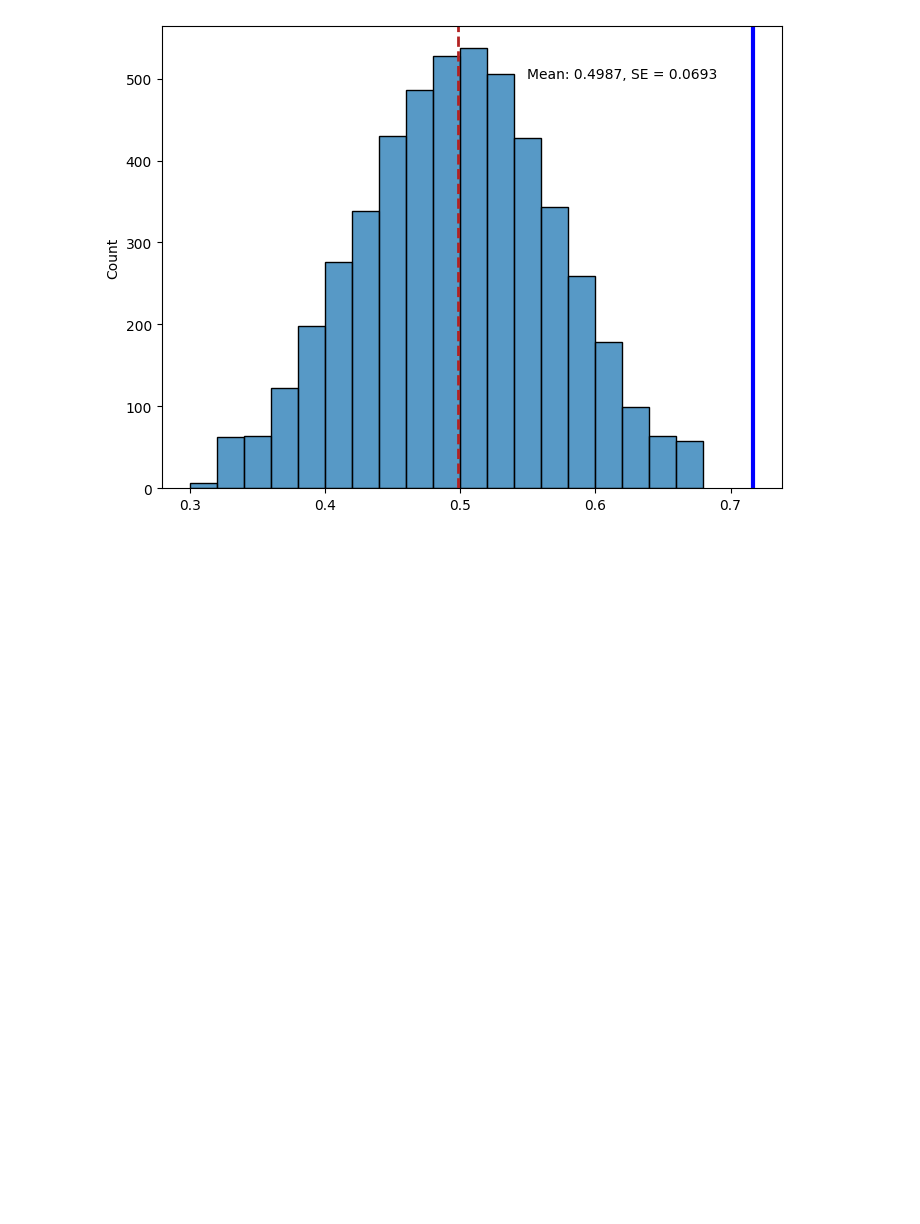
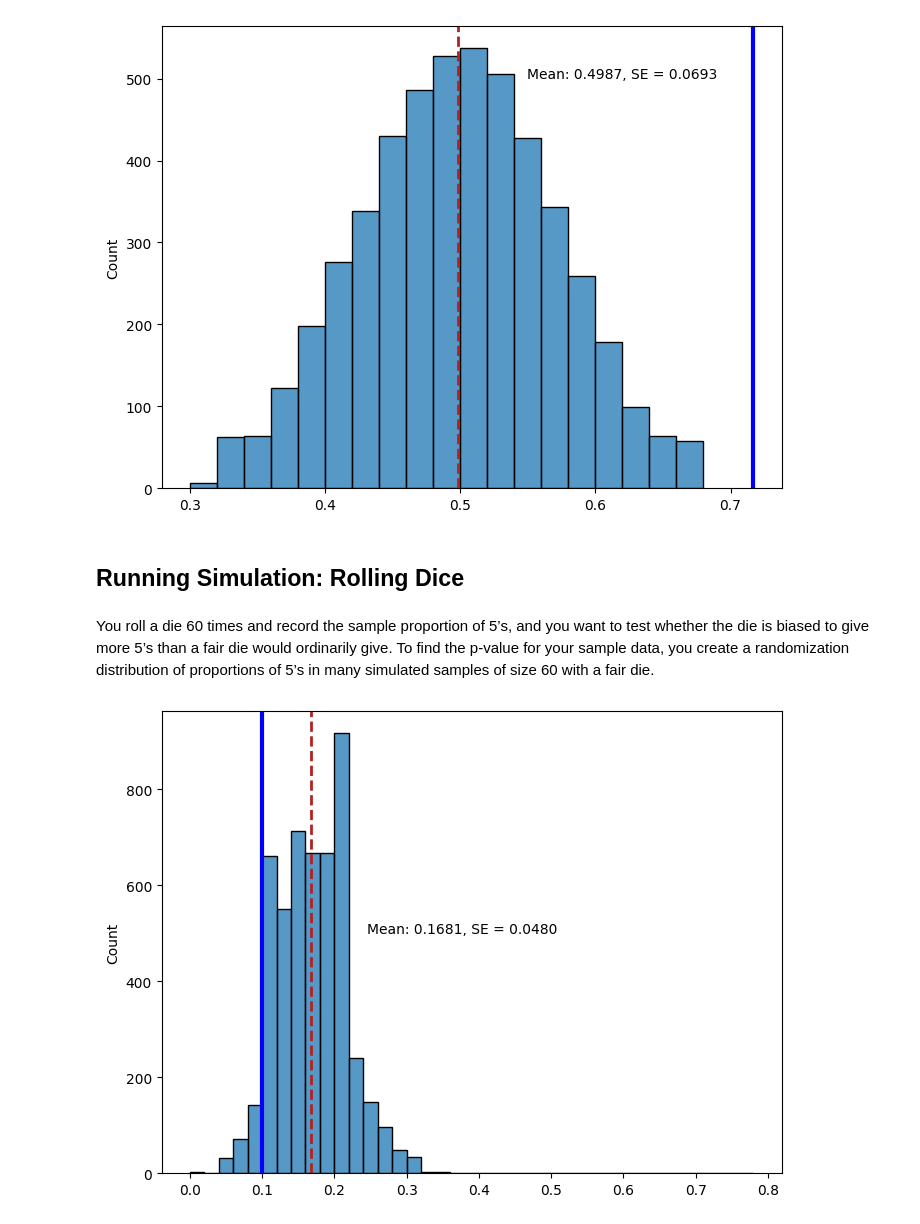
Before and after one commit to LorenzoPeve/Statistical-Inference, a Jupyter notebook: Randomization Distributions/Randomization for one proportion.ipynb, the cells around one changed output. Saved outputs shown, nothing was run; the diff lists cells and outputs as text; code cells hidden in the pictures; blank space fills up the shorter version.

```diff
--- a/Randomization Distributions/Randomization for one proportion.ipynb
+++ b/Randomization Distributions/Randomization for one proportion.ipynb
@@ -81,3 +81,17 @@ ax = plot_hist(diffs, avg, se, np.arange(0.3, 0.7, 0.02))
 add_sample_stat(ax, count/size)
 # %% [output]
 [figure]
+# %% [markdown]
+## Running Simulation: Rolling Dice
+# %% [markdown]
+You roll a die 60 times and record the sample proportion of 5’s, and you want to test whether the die is biased to give more 5’s than a fair die would ordinarily give. To find the p-value for your sample data, you create a randomization distribution of proportions of 5’s in many simulated samples of
+size 60 with a fair die.
+# %%
+sample_statistic = 6/60
+diffs, avg, se = get_randomization_dist(
+    get_sample_proportion, N_TRIALS, N_SAMPLES, p_null = 1/6, sample_size = 60)
+# %%
+ax = plot_hist(diffs, avg, se, np.arange(0, 0.8, 0.02))
+add_sample_stat(ax, sample_statistic)
+# %% [output]
+[figure, added]
```
Also changed, not shown: parts of 7 cells of this notebook.
